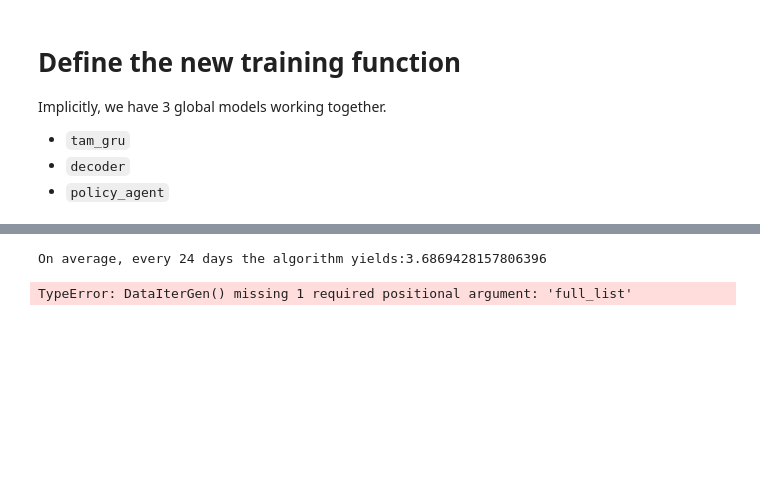
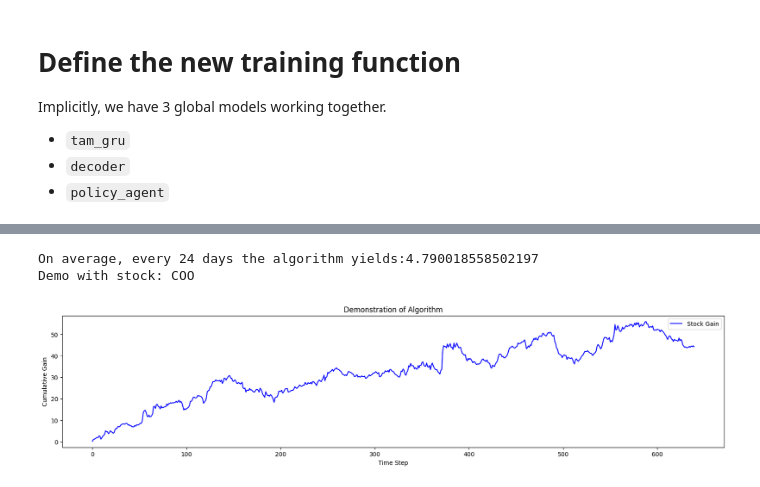
Before and after one commit to JackBosco/TFJ-DRL-update1, a Jupyter notebook: notebooks/unit_testing.ipynb, the cells around one changed output, grey strips where cells are left out. Cells and saved outputs as stored; diff of their text form; code cells hidden in the pictures; blank space fills up the shorter version.

```diff
--- a/notebooks/unit_testing.ipynb
+++ b/notebooks/unit_testing.ipynb
@@ -602,8 +481,9 @@ Demo with stock: COF
 # %%
 avgReturn=test(net, test_iter, device, 4, 'DLRL')
 print(f'On average, every 24 days the algorithm yields:{avgReturn}' )
-demo_iter=DataIterGen([], [3], stockList1, demo=True)
-demo(net, demo_iter , device, 4, 'DLRL')
+demo_iter=DataIterGen([0], [], stockList1,full_list, demo=True)
+demo(net, demo_iter , device, 14, 'DLRL')
 # %% [output]
-On average, every 24 days the algorithm yields:3.6869428157806396
+On average, every 24 days the algorithm yields:4.790018558502197
+Demo with stock: COO
-TypeError: DataIterGen() missing 1 required positional argument: 'full_list'
+[figure, added]
```
Also changed, not shown: parts of 30 cells of this notebook, 3 other files.
